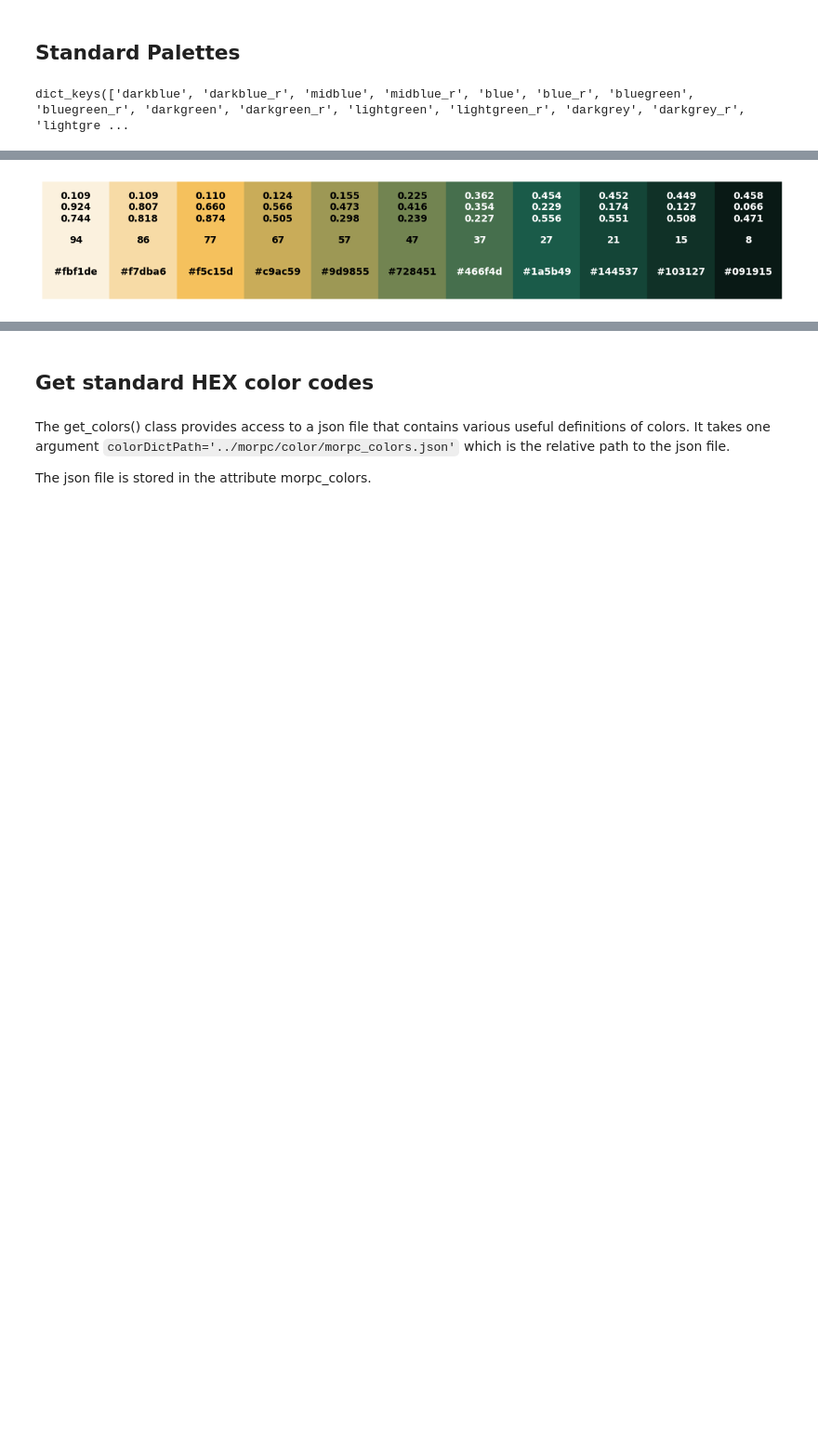
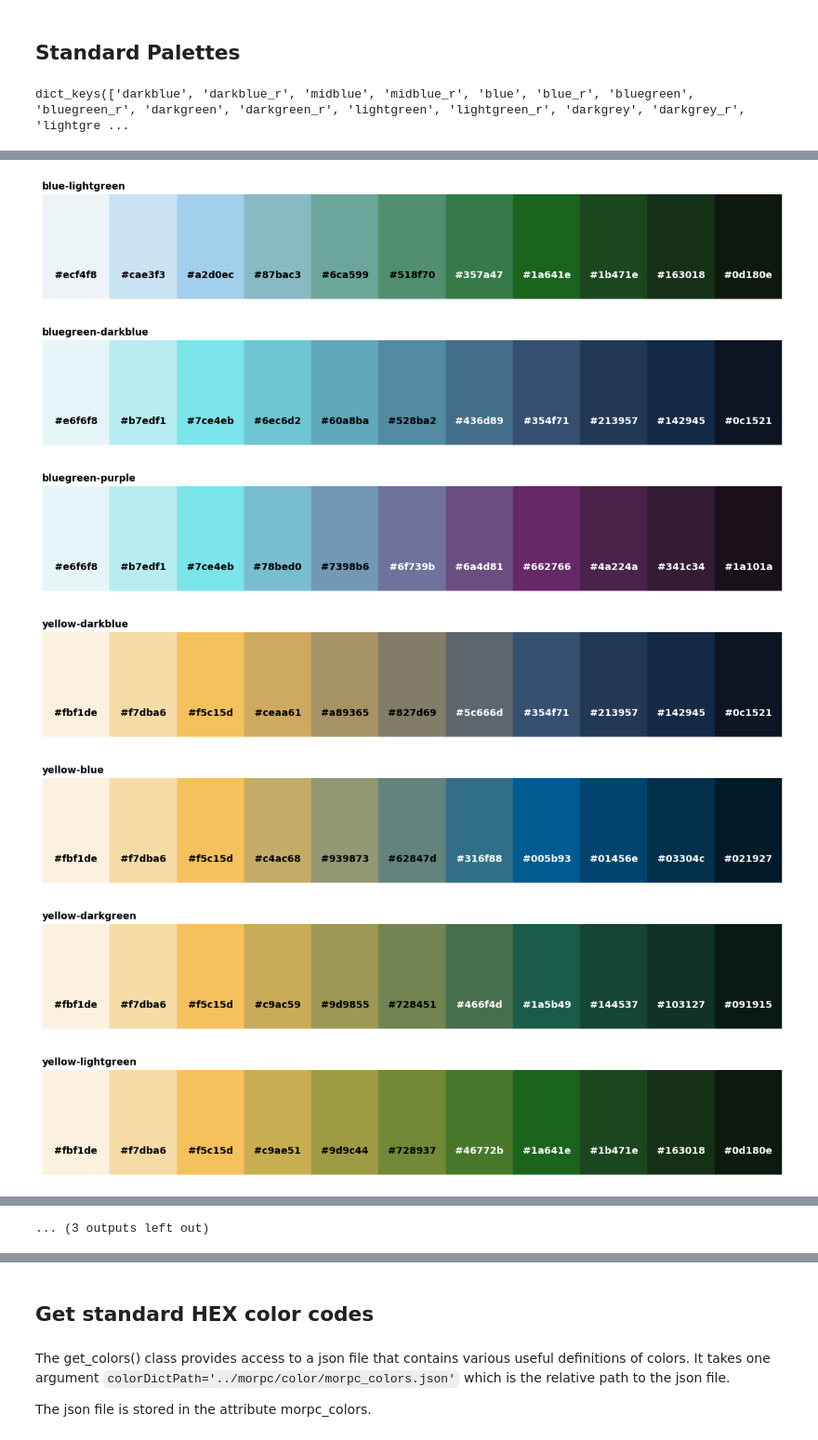
Before and after one commit to morpc/morpc-py, a Jupyter notebook: docs/09-morpc-color-demo.ipynb, the cells around one changed output, grey strips where cells are left out. Shown at 93% size. Cells and saved outputs as stored; diff of their text form; code cells hidden in the pictures; blank space fills up the shorter version.

```diff
--- a/docs/09-morpc-color-demo.ipynb
+++ b/docs/09-morpc-color-demo.ipynb
@@ -11,5 +11,8 @@ morpc.palette.SEQ.keys()
 # %% [output]
 dict_keys(['darkblue', 'darkblue_r', 'midblue', 'midblue_r', 'blue', 'blue_r', 'bluegreen', 'bluegreen_r', 'darkgreen', 'darkgreen_r', 'lightgreen', 'lightgreen_r', 'darkgrey', 'darkgrey_r', 'lightgre ...
 # %%
-morpc.color.plot_from_hex_list(morpc.palette.SEQ['darkblue_r'], labels=[])
+for color in morpc.palette.SEQ.keys():
+    if not color.endswith('_r'):
+        key = morpc.color.get_colors().morpc_colors[color]['key']['position']
+        morpc.color.plot_from_hex_list(morpc.palette.SEQ[color], labels=['hex'], position=key, title=color)
 # %% [output]
@@ -21,4 +35,11 @@ dict_keys(['darkblue-midblue', 'darkblue-blue', 'darkblue-bluegreen', 'darkblue-
 # %%
-morpc.color.plot_from_hex_list(morpc.palette.SEQ2['yellow-darkgreen'])
+for color in morpc.palette.SEQ2.keys():
+    morpc.color.plot_from_hex_list(morpc.palette.SEQ2[color], title=color, labels=['hex'])
 # %% [output]
-[figure, old version]
+[figure, new version]
+[figure, added]
+[figure, added]
+[figure, added]
+[figure, added]
+[figure, added]
+[figure, added]
@@ -24,0 +51 @@ morpc.color.plot_from_hex_list(morpc.palette.SEQ2['yellow-darkgreen'])
+... (3 outputs left out)
```
Also changed, not shown: parts of 28 cells of this notebook, 2 other files.
